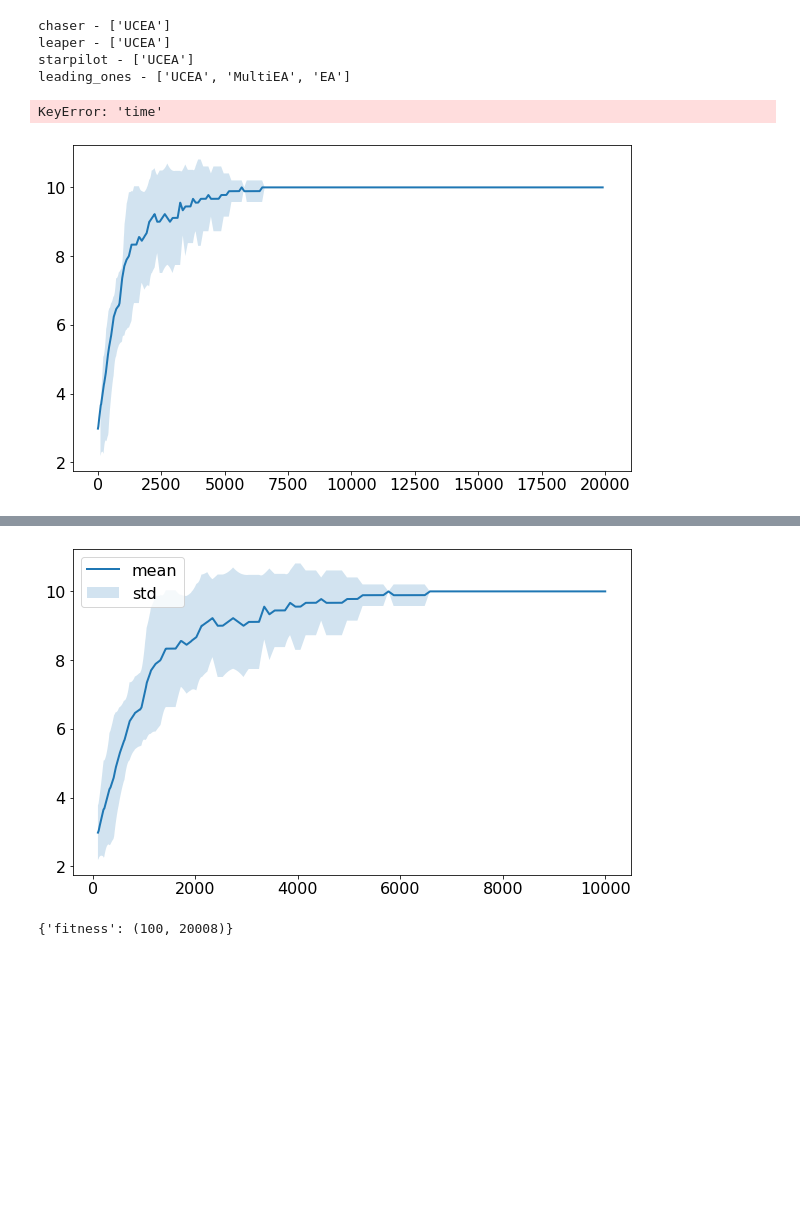
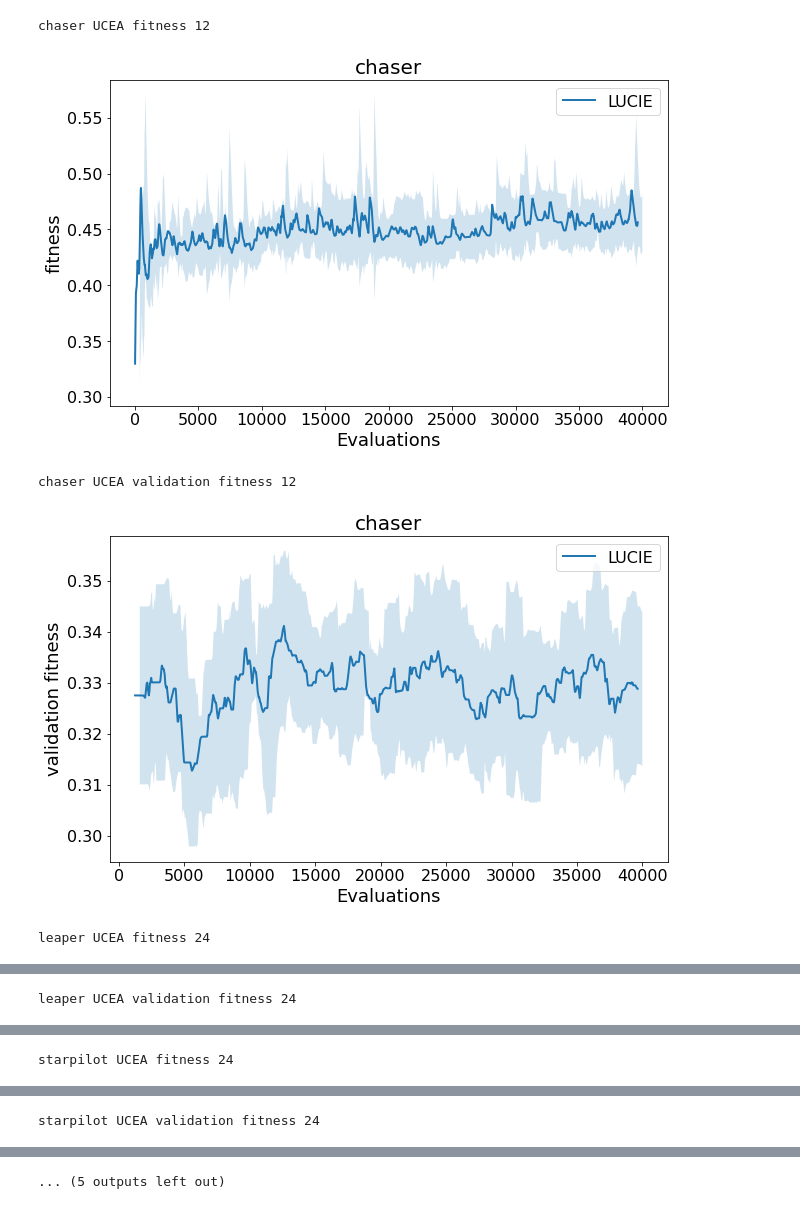
Before and after one commit to TemplierPaul/pyUCEA, a Jupyter notebook: LUCIE-plot.ipynb, the cells around one changed output, grey strips where cells are left out. Cells and saved outputs as stored; diff of their text form; code cells hidden in the pictures; blank space fills up the shorter version.

```diff
--- a/LUCIE-plot.ipynb
+++ b/LUCIE-plot.ipynb
@@ -71,13 +82,3 @@ project = "ucea"
 jobs = [766713, 766237, 766726, 766718, 766710, 766716, 76627]
 # %%
 games = get_data(entity, project, jobs)
-# %%
-for g, a in games.items():
-    print(f"{g} - {list(a.keys())}")
-# %% [output]
-chaser - ['UCEA']
-leaper - ['UCEA']
-starpilot - ['UCEA']
-leading_ones - ['UCEA', 'MultiEA', 'EA']
-# %%
-runs = games["leading_ones"]
@@ -87,18 +85,28 @@ def plot_graphs(runs):
-# %%
-r = runs["UCEA"]
-# %%
-g = GroupedRun("UCEA", runs["UCEA"])
 # %%
-for a, r in runs.items():
-    g = GroupedRun(a, r)
-    for y in ["fitness", "time"]:
-        g.interpolate(y)
-        mean, std = g.get_mean_std(y, np.arange(g.ranges[y][0], g.ranges[y][1]))
-        plt.plot(mean, label=a)
-        plt.fill_between(np.arange(g.ranges[y][0], g.ranges[y][1]), mean - std, mean + std, alpha=0.2)
-    plt.legend()
-    plt.title(f"{a}")
-    plt.show()
+for g, runs in games.items():
+    for y in ["fitness", "validation fitness"]:
+        for a, r in runs.items():
+            group = GroupedRun(a, r)
+            print(f"{g} {a} {y} {len(group)}")
+            if not group.has_field(y):
+                continue
+            group.interpolate(y)
+            mean, std = group.get_mean_std(y, np.arange(group.ranges[y][0], group.ranges[y][1]))
+            # Use LUCIE instead of UCEA as label
+            if a == "UCEA":
+                a = "LUCIE"
+            plt.plot(mean, label=a)
+            plt.fill_between(np.arange(group.ranges[y][0], group.ranges[y][1]), mean - std, mean + std, alpha=0.2)
+        plt.xlabel("Evaluations")
+        plt.ylabel(y)
+        plt.legend()
+        plt.title(f"{g}")
+        # save figure
+        plt.savefig(f"paper_figures/{g}_{y}.png")
+        plt.show()
 # %% [output]
-KeyError: 'time'
+chaser UCEA fitness 12
-[figure, old version]
+[figure, new version]
+chaser UCEA validation fitness 12
+[figure, added]
+leaper UCEA fitness 24
@@ -104,0 +114 @@ KeyError: 'time'
+leaper UCEA validation fitness 24
@@ -104,0 +116 @@ KeyError: 'time'
+starpilot UCEA fitness 24
@@ -104,0 +118 @@ KeyError: 'time'
+starpilot UCEA validation fitness 24
@@ -104,0 +120 @@ KeyError: 'time'
+... (5 outputs left out)
@@ -109,14 +120,0 @@ x, y_all = g.compute("fitness", range(10000))
-# %%
-mean = np.mean(y_all, axis=0)
-std = np.std(y_all, axis=0)
-# Plot the mean and the standard deviation
-plt.plot(x, mean, label="mean")
-plt.fill_between(x, mean - std, mean + std, alpha=0.2, label="std")
-plt.legend()
-plt.show()
-# %% [output]
-[figure, removed]
-# %%
-g.ranges
-# %% [output]
-{'fitness': (100, 20008)}
```
Also changed, not shown: parts of 5 cells of this notebook.
